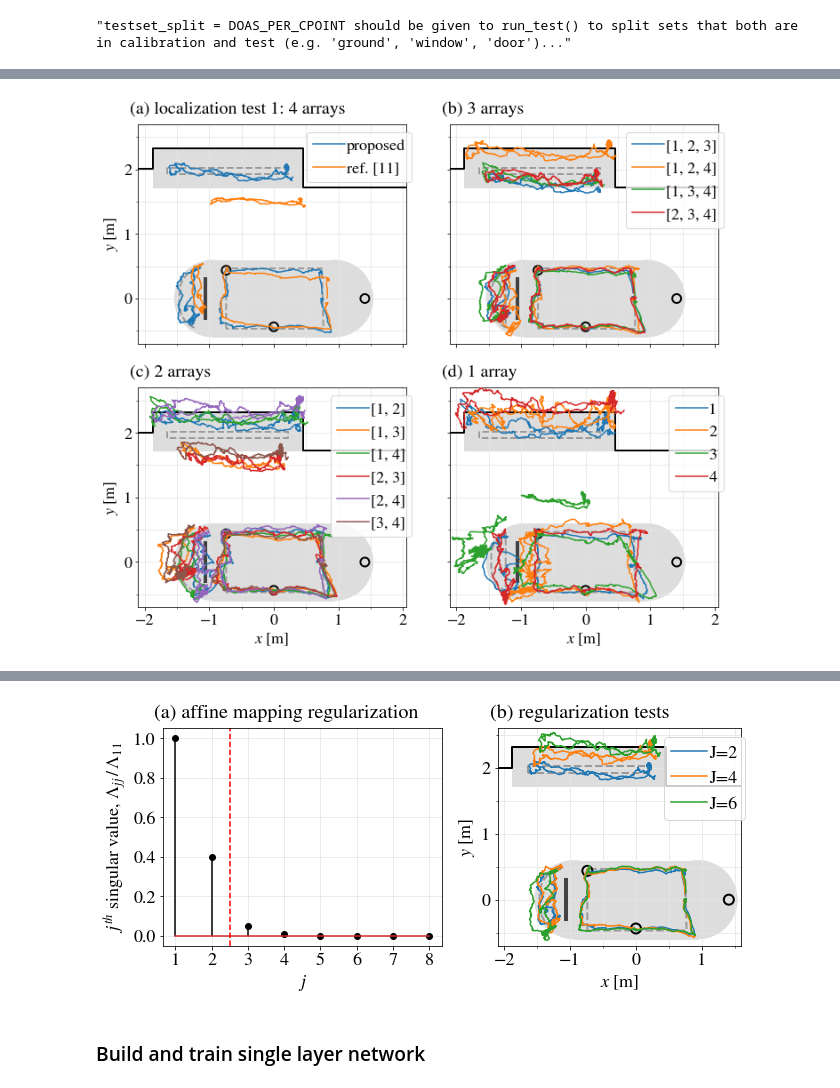
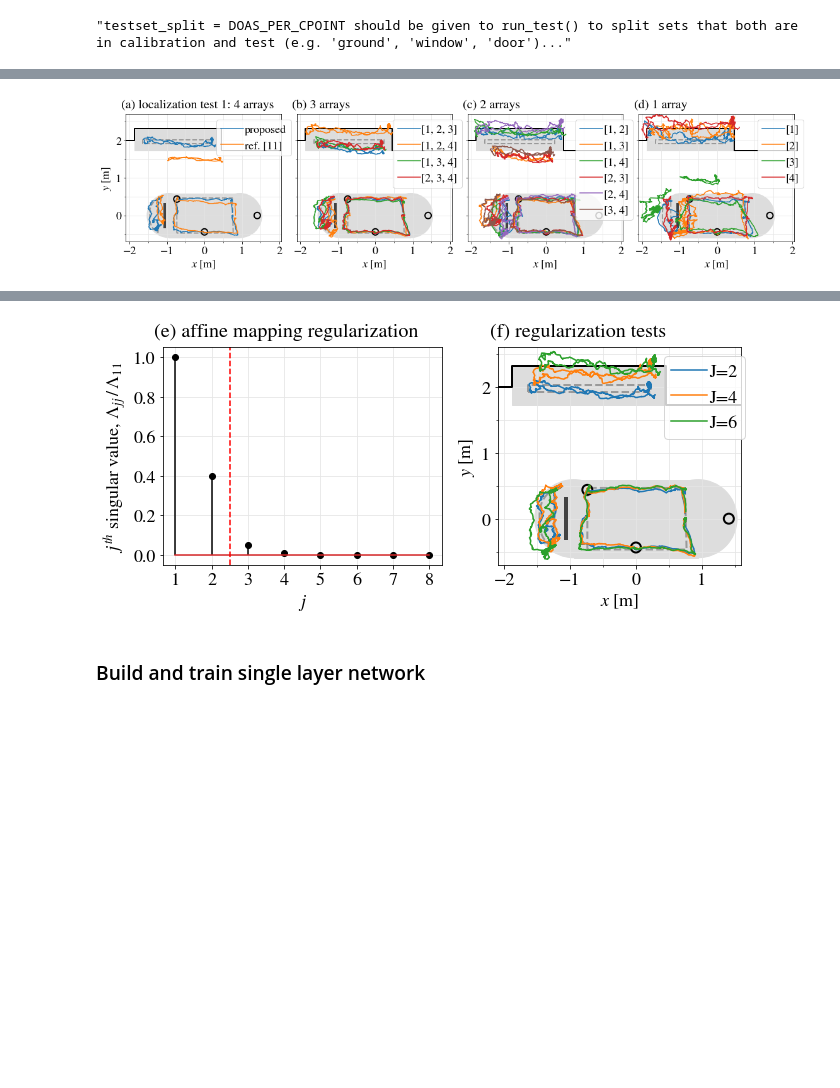
Before and after one commit to manvhah/multiarray_jasael, a Jupyter notebook: jasael.ipynb, the cells around one changed output, grey strips where cells are left out. Drawn from its saved outputs; the diff is of its cells as text; code cells hidden in the pictures; blank space fills up the shorter version.

Commit message:
plot order change

```diff
--- a/jasael.ipynb
+++ b/jasael.ipynb
@@ -361,31 +361,34 @@ arrays [1 2 3] J=2
  - new condition number: 7.933474
 MSE training:  0.0005396406352519989
 # %%
-fig=plt.figure(figsize=(12,10))
-axes = [fig.add_subplot(gsi) for gsi in GridSpec(2,2,wspace=.1)]
+plot_singular_values=reload(sys.modules['utils']).plot_singular_values
 
-lopts = dict(bbox_to_anchor=(1.05,1.0))
-opts  = dict(ylims=[-.7,2.7], xlims=[-2.1,2.05], lopts=lopts,
-    label = [ "proposed","","", "ref. [11]","","", ], title="(a) localization test 1: 4 arrays", ax=axes[0])
+fig=plt.figure(figsize=(19,6))
+axes = [fig.add_subplot(gsi) for gsi in GridSpec(1,4,wspace=.1)]
+
+lopts = dict(bbox_to_anchor=(1.1,1.0))
+opts  = dict(ylims=[-.7,2.7], xlims=[-2.1,2.05], lopts=lopts, label = [ "proposed","","", "ref. [11]","","", ], title="(a) localization test 1: 4 arrays", ax=axes[0])
 show_localization(predictions_proposed+predictions_state, training_data, **opts, color=[ 'C0','C0','C0', 'C1','C1','C1',])
+
 opts.update(dict(label=[str(list_diff([1,2,3,4],ss)) for ss in sequence3], title="(b) 3 arrays", ax=axes[1]))
 show_localization(predictions3, training_data, **opts)
 opts.update(dict(label=[str(list_diff([1,2,3,4],ss)) for ss in sequence2], title="(c) 2 arrays", ax=axes[2]))
 show_localization(predictions2, training_data, **opts)
-opts.update(dict(label=[str(list_diff([1,2,3,4],ss)[0]) for ss in sequence1], title = "(d) 1 array", ax=axes[3]))#, lopts=dict(bbox_to_anchor=(1.0,1.1)))
+opts.update(dict(label=[str(list_diff([1,2,3,4],ss)) for ss in sequence1], title = "(d) 1 array", ax=axes[3]))#, lopts=dict(bbox_to_anchor=(1.0,1.1)))
 show_localization(predictions1, training_data, **opts)
-for ax in axes[:2]:
-    ax.set_xlabel("")
-    ax.set_xticklabels([])
-for ax in axes[1::2]:
+
+#for ax in axes[:3]:
+    #ax.set_xlabel("")
+    #ax.set_xticklabels([])
+for ax in axes[1:]:
     ax.set_ylabel("")
     ax.set_yticklabels([])
 
+
 plt.savefig('./fig/'+tag+'_0_affine_all.pdf',bbox_inches='tight', pad_inches=0)
 plt.show()
-#plt.savefig('./fig/'+tag+f'_0_affine_1oo4.pdf',bbox_inches='tight', pad_inches=0)
 # %% [output]
-[figure, old version]
+[figure, new version]
 # %%
 # example with different regularization (PCA truncation J)
 J = [2,4,6]
@@ -416,19 +419,19 @@ plot_singular_values=reload(sys.modules['utils']).plot_singular_values
 fig=plt.figure(figsize=(11,4))
 gs = GridSpec(1,2,wspace=.2)
 ax = fig.add_subplot(gs[0])
-plot_singular_values(sv,LM_TRUNC,ax=ax,title="(a) affine mapping regularization")
+plot_singular_values(sv,LM_TRUNC,ax=ax,title="(e) affine mapping regularization")
 #Jr = [jj for jj in J]; Jr.reverse()
 #for ii,jj in enumerate(Jr):
 #    print(ii,jj,sv[:jj])
 #    ax.stem(np.arange(1,jj+1),sv[:jj],markerfmt=f'oC{2-ii}',linefmt=f'C{2-ii}')
 
 opts = dict(label=labels, ylims=[-.7,2.6],xlims=[-2.1,1.6], lopts=dict(bbox_to_anchor=(1.05,1.)))
-show_localization(preds, training_data, **opts, title="(b) regularization tests", ax=fig.add_subplot(gs[1]))
+show_localization(preds, training_data, **opts, title="(f) regularization tests", ax=fig.add_subplot(gs[1]))
 
 plt.savefig('./fig/'+tag+'_0_affine_reg.pdf'.format(3),bbox_inches='tight', pad_inches=0)
 plt.show()
 # %% [output]
-[figure, old version]
+[figure, new version]
 # %% [markdown]
 ### Build and train single layer network
 # %%
```
Also changed, not shown: parts of 2 cells of this notebook, 1 other file.
